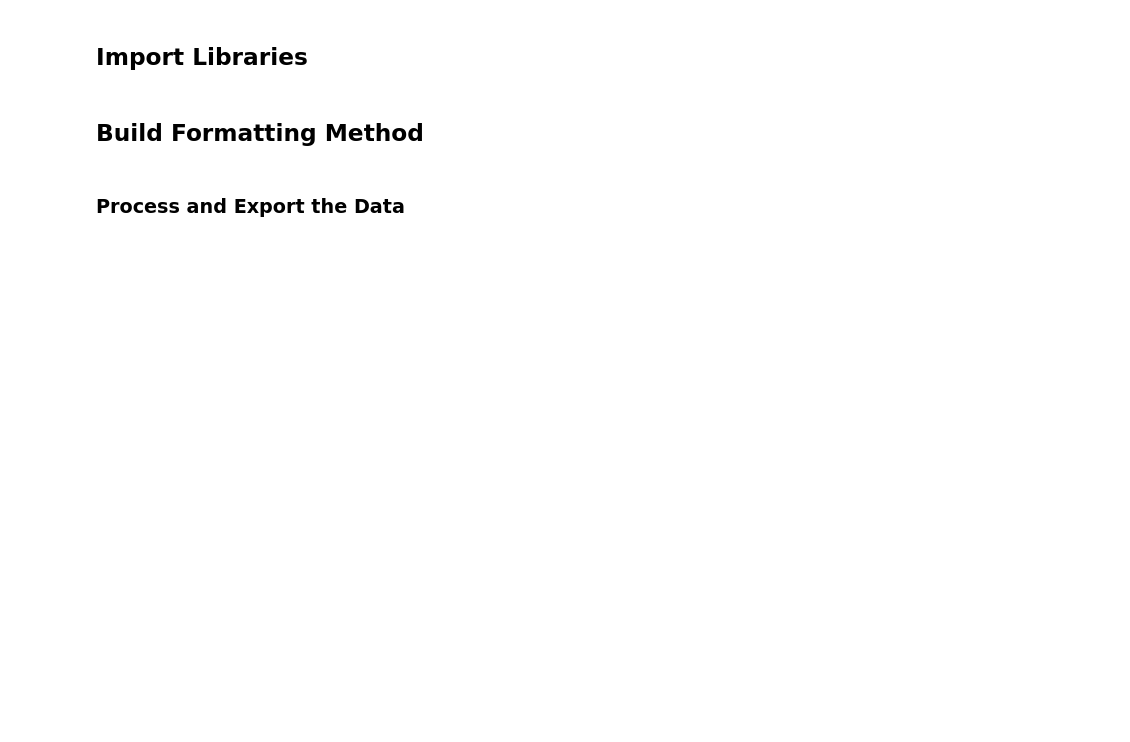
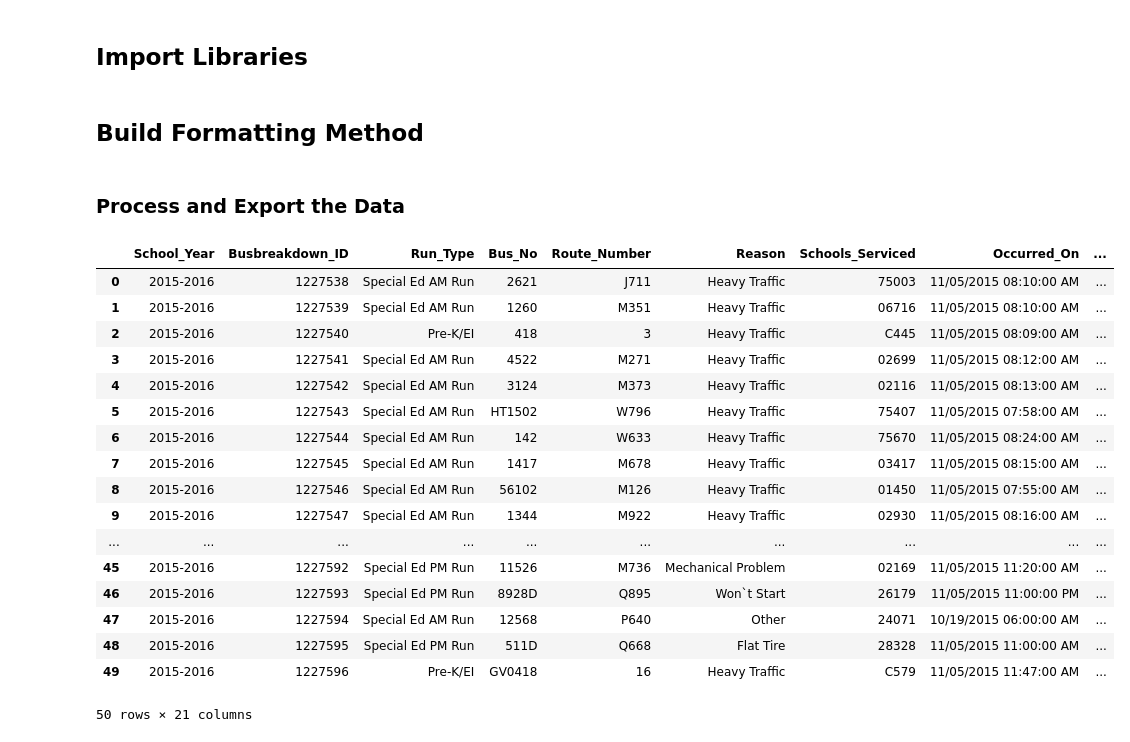
Before and after one commit to oaf9/Machine-Learning-Methods-for-Bus-Routes-and-Traffic, a Jupyter notebook: Data_Formatting.ipynb, the cells around one changed output. Drawn from its saved outputs; the diff is of its cells as text; code cells hidden in the pictures; blank space fills up the shorter version.

```diff
--- a/Data_Formatting.ipynb
+++ b/Data_Formatting.ipynb
@@ -43,17 +43,21 @@ def fix_time_formatt(strs):
             strs[index] = '61-90'
         if s in ['1hr 45mins', '1:45hr','1 hr 45', '1hr - 1:45', '1hour45min',
                  '1 hr 45min','1hr 45 min', '1hr 40 min', '1hr45min', '1hr 45min']:
-            strs[index] = '91-120'
+            strs[index] = 'max'
         if s in ['4 hrs', '4 hours']:
-            strs[index] = '211-240'
+            strs[index] = 'max'
         if s in ['3 hrs', '3 hr', '3 hours']:
-            strs[index] = '151-180'
+            strs[index] = 'max'
         if s in ['30hr', '30hour']:
-            strs[index] = '1771 - 1800'
+            strs[index] = 'max'
+
 
     # this gets rid of non-numeric characters
     for index, st in enumerate(strs):
-        ns = ''.join(i for i in st if i.isdigit() or i == '-')
+        if(st == 'max'):
+            continue
+        else:
+            ns = ''.join(i for i in st if i.isdigit() or i == '-')
         strs[index] = ns
 
     return strs
@@ -67,19 +71,18 @@ def group_windows(strs):
                  '2530', '10', '0-10', '10-40','0-15', '15', '25','10-15', '25-35','27','10-11', '15-10','23','2-30', '15-', '-15','25--',
                  '16-30','15-30', '1','20-30', '20-25','28', '20','7-10','26','08','25-', '-25','5-15','35','24','29','15-320','12','4','10-112',
                  '10-20', '25', '25-30','5-10', '20-225','13', '3', '7','20-15', '2030', '25-300',  '1530', '2015', '1435', '0000', '000',
-                 '250', '300']:
+                 '250', '300','20-28','20-35','21']:
             strs[index] = '0-30'
-        if s in ['30', '30-40', '30-1','40-1' ,'2025','1-', '50-1','56', '30-' ,'3035','40-50' ,'31-45', '37','41','20-28',
-                 '35-45','40-45','40-60','30-60','45-1','40','46-50','20-40', '40-5','50-60','30-50','40-55','31','20-35', '32', '25-40', '21','49',
-                 '46-60', '42','30-35', '59', '45-55','4545', '3254', '35-40','39','25-45','39', '3545', '36']:
-            strs[index] = '31-60'
-        if s in ['30', '30-40','43','49','3040','31-45','30-45', '46-50', '60', '51','34','52-30','50', '40','4560','450',
+        if s in ['30', '30-40', '30-1','40-1' ,'2025','1-', '50-1','56', '30-' ,'3035','40-50' ,'31-45', '37','41',
+                 '35-45','40-45','40-60','30-60','45-1','40','46-50','20-40', '40-5','50-60','30-50','40-55','31', '32', '25-40','49',
+                 '46-60', '42','30-35', '59', '45-55','4545', '3254', '35-40','39','25-45','39', '3545', '36',
+                 '30', '30-40','43','49','3040','31-45','30-45', '46-50', '60', '51','34','52-30','50', '40','4560','450',
                  '35','55' , '58', '57','45' ,'46','35','46-60', '50-1', '45-60', '54','30-70', '30-75','100']:
             strs[index] = '31-60'
         if s in ['60-90', '80', '65','90','75']:
             strs[index] = '61-90'
         if s in ['105', '130', '120']:
-            strs[index] = '91-120'
+            strs[index] = 'max'
     return strs
 # %% [markdown]
 ## Build Formatting Method
@@ -88,7 +91,7 @@ def reformatt(df):
     data = df.copy()
 
     #fix times
-    data['How_Long_Delayed'] = data['How_Long_Delayed'].fillna(-1)
+    data['How_Long_Delayed'] = data['How_Long_Delayed'].fillna('max')
 
     times_as_strings = data['How_Long_Delayed'].to_string().split('\n')
     times_as_strings = [s.split(None, 1)[1] for s in times_as_strings]
@@ -97,7 +100,7 @@ def reformatt(df):
     data['How_Long_Delayed'] = times_as_strings
 
     #get rid of rows with invalid time entries, unfortunately these are just bad data and we can't use them.
-    data = data[data['How_Long_Delayed'].isin(['0-30','-1','31-60','61-90','91-120'])]
+    data = data[data['How_Long_Delayed'].isin(['0-30','max','31-60','61-90'])]
 
     return data
 # %% [markdown]
@@ -105,5 +108,5 @@ def reformatt(df):
 # %%
 warnings.filterwarnings('ignore')
 
-df = pd.read_csv('NYC_Data.csv')
+df = pd.read_csv('NYC_data.csv')
 # %%
@@ -111,2 +114,23 @@ df['How_Long_Delayed'].fillna(-1)
 df = reformatt(df)
 df.to_csv('formatted_data.csv', index=False)
+# %%
+df.head(50)
+# %% [output]
+|  | School_Year | Busbreakdown_ID | Run_Type | Bus_No | Route_Number | Reason | Schools_Serviced | Occurred_On | ... |
+| 0 | 2015-2016 | 1227538 | Special Ed AM Run | 2621 | J711 | Heavy Traffic | 75003 | 11/05/2015 08:10:00 AM | ... |
+| 1 | 2015-2016 | 1227539 | Special Ed AM Run | 1260 | M351 | Heavy Traffic | 06716 | 11/05/2015 08:10:00 AM | ... |
+| 2 | 2015-2016 | 1227540 | Pre-K/EI | 418 | 3 | Heavy Traffic | C445 | 11/05/2015 08:09:00 AM | ... |
+| 3 | 2015-2016 | 1227541 | Special Ed AM Run | 4522 | M271 | Heavy Traffic | 02699 | 11/05/2015 08:12:00 AM | ... |
+| 4 | 2015-2016 | 1227542 | Special Ed AM Run | 3124 | M373 | Heavy Traffic | 02116 | 11/05/2015 08:13:00 AM | ... |
+| 5 | 2015-2016 | 1227543 | Special Ed AM Run | HT1502 | W796 | Heavy Traffic | 75407 | 11/05/2015 07:58:00 AM | ... |
+| 6 | 2015-2016 | 1227544 | Special Ed AM Run | 142 | W633 | Heavy Traffic | 75670 | 11/05/2015 08:24:00 AM | ... |
+| 7 | 2015-2016 | 1227545 | Special Ed AM Run | 1417 | M678 | Heavy Traffic | 03417 | 11/05/2015 08:15:00 AM | ... |
+| 8 | 2015-2016 | 1227546 | Special Ed AM Run | 56102 | M126 | Heavy Traffic | 01450 | 11/05/2015 07:55:00 AM | ... |
+| 9 | 2015-2016 | 1227547 | Special Ed AM Run | 1344 | M922 | Heavy Traffic | 02930 | 11/05/2015 08:16:00 AM | ... |
+| ... | ... | ... | ... | ... | ... | ... | ... | ... | ... |
+| 45 | 2015-2016 | 1227592 | Special Ed PM Run | 11526 | M736 | Mechanical Problem | 02169 | 11/05/2015 11:20:00 AM | ... |
+| 46 | 2015-2016 | 1227593 | Special Ed PM Run | 8928D | Q895 | Won`t Start | 26179 | 11/05/2015 11:00:00 PM | ... |
+| 47 | 2015-2016 | 1227594 | Special Ed AM Run | 12568 | P640 | Other | 24071 | 10/19/2015 06:00:00 AM | ... |
+| 48 | 2015-2016 | 1227595 | Special Ed PM Run | 511D | Q668 | Flat Tire | 28328 | 11/05/2015 11:00:00 AM | ... |
+| 49 | 2015-2016 | 1227596 | Pre-K/EI | GV0418 | 16 | Heavy Traffic | C579 | 11/05/2015 11:47:00 AM | ... |
+50 rows × 21 columns
```
Also changed, not shown: parts of 1 cell of this notebook, 1 other file.
